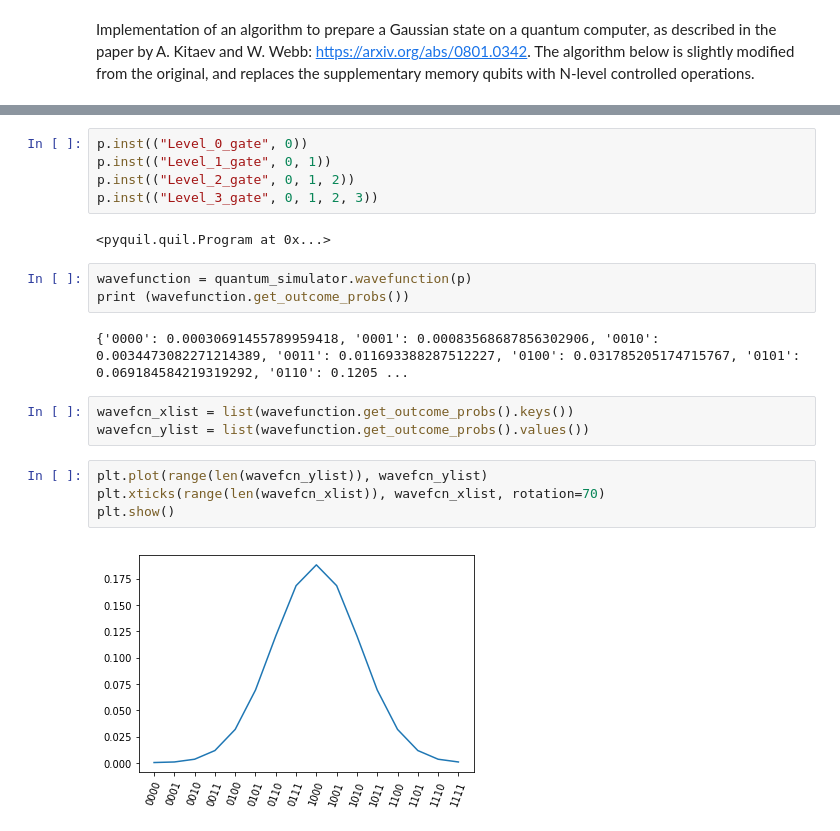
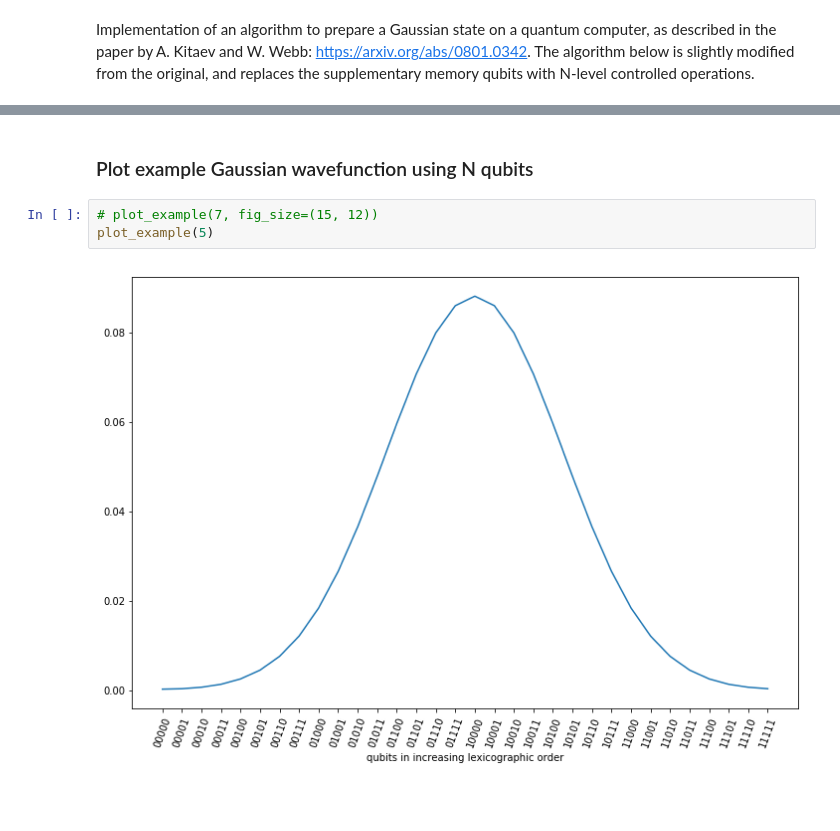
Before and after one commit to msohaibalam/gaussian-wavefunction, a Jupyter notebook: GaussianWavefunc_PyQuil_demo.ipynb, the cells around one changed output, grey strips where cells are left out. Cells and saved outputs as stored; diff of their text form; blank space fills up the shorter version.

Commit message:
Generalized for N qubits

```diff
--- a/GaussianWavefunc_PyQuil_demo.ipynb
+++ b/GaussianWavefunc_PyQuil_demo.ipynb
@@ -123,21 +145,7 @@ p.defgate("Level_3_gate", level_3_gate)
-# %%
-p.inst(("Level_0_gate", 0))
-p.inst(("Level_1_gate", 0, 1))
-p.inst(("Level_2_gate", 0, 1, 2))
-p.inst(("Level_3_gate", 0, 1, 2, 3))
-# %% [output]
-<pyquil.quil.Program at 0x...>
-# %%
-wavefunction = quantum_simulator.wavefunction(p)
-print (wavefunction.get_outcome_probs())
-# %% [output]
-{'0000': 0.00030691455789959418, '0001': 0.00083568687856302906, '0010': 0.0034473082271214389, '0011': 0.011693388287512227, '0100': 0.031785205174715767, '0101': 0.069184584219319292, '0110': 0.1205 ...
-# %%
-wavefcn_xlist = list(wavefunction.get_outcome_probs().keys())
-wavefcn_ylist = list(wavefunction.get_outcome_probs().values())
-# %%
-plt.plot(range(len(wavefcn_ylist)), wavefcn_ylist)
-plt.xticks(range(len(wavefcn_xlist)), wavefcn_xlist, rotation=70)
-plt.show()
-# %% [output]
-[figure, removed]
+# %% [markdown]
+### Plot example Gaussian wavefunction using N qubits
+# %%
+# plot_example(7, fig_size=(15, 12))
+plot_example(5)
+# %% [output]
+[figure, added]
```
Also changed, not shown: parts of 17 cells of this notebook.
